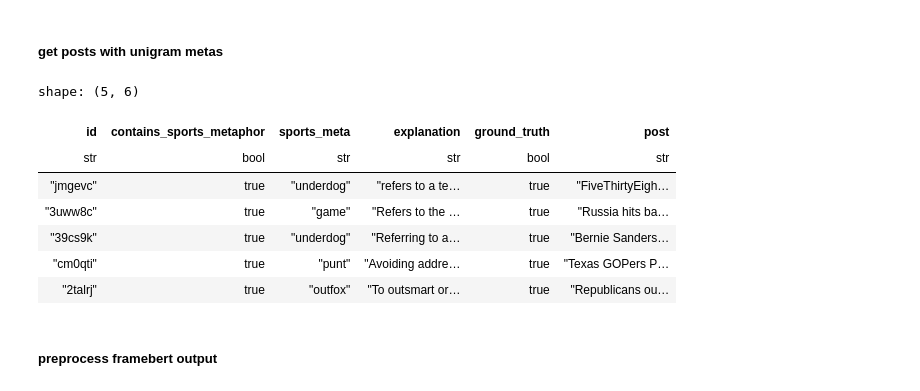
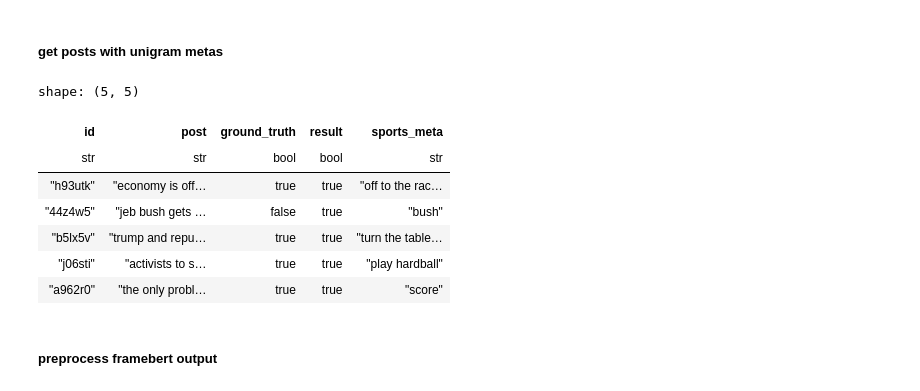
Before and after one commit to tatami-galaxy/sports-language-in-politics, a Jupyter notebook: experiments/notebooks/eval_political_posts_chatgpt.ipynb, the cells around one changed output. Cells and saved outputs as stored; diff of their text form; code cells hidden in the pictures.

Commit message:
manual eval chatgpt metaphor match.

```diff
--- a/experiments/notebooks/eval_political_posts_chatgpt.ipynb
+++ b/experiments/notebooks/eval_political_posts_chatgpt.ipynb
@@ -982,17 +982,17 @@ shape: (5, 4)
 # %% [markdown]
 ##### get posts with unigram metas
 # %%
-uni_meta_df = responses_df.filter(pl.col('sports_meta').is_in(uni_metas))
-uni_meta_df
+uni_meta_df = sem_df.filter(pl.col('result'))
+uni_meta_df.head()
 # %% [output]
-shape: (5, 6)
+shape: (5, 5)
-| id | contains_sports_metaphor | sports_meta | explanation | ground_truth | post |
-| str | bool | str | str | bool | str |
-| "jmgevc" | true | "underdog" | "refers to a te… | true | "FiveThirtyEigh… |
-| "3uww8c" | true | "game" | "Refers to the … | true | "Russia hits ba… |
-| "39cs9k" | true | "underdog" | "Referring to a… | true | "Bernie Sanders… |
-| "cm0qti" | true | "punt" | "Avoiding addre… | true | "Texas GOPers P… |
-| "2talrj" | true | "outfox" | "To outsmart or… | true | "Republicans ou… |
+| id | post | ground_truth | result | sports_meta |
+| str | str | bool | bool | str |
+| "h93utk" | "economy is off… | true | true | "off to the rac… |
+| "44z4w5" | "jeb bush gets … | false | true | "bush" |
+| "b5lx5v" | "trump and repu… | true | true | "turn the table… |
+| "j06sti" | "activists to s… | true | true | "play hardball" |
+| "a962r0" | "the only probl… | true | true | "score" |
 # %% [markdown]
 ##### preprocess framebert output
 # %%
```
Also changed, not shown: parts of 11 cells of this notebook.
